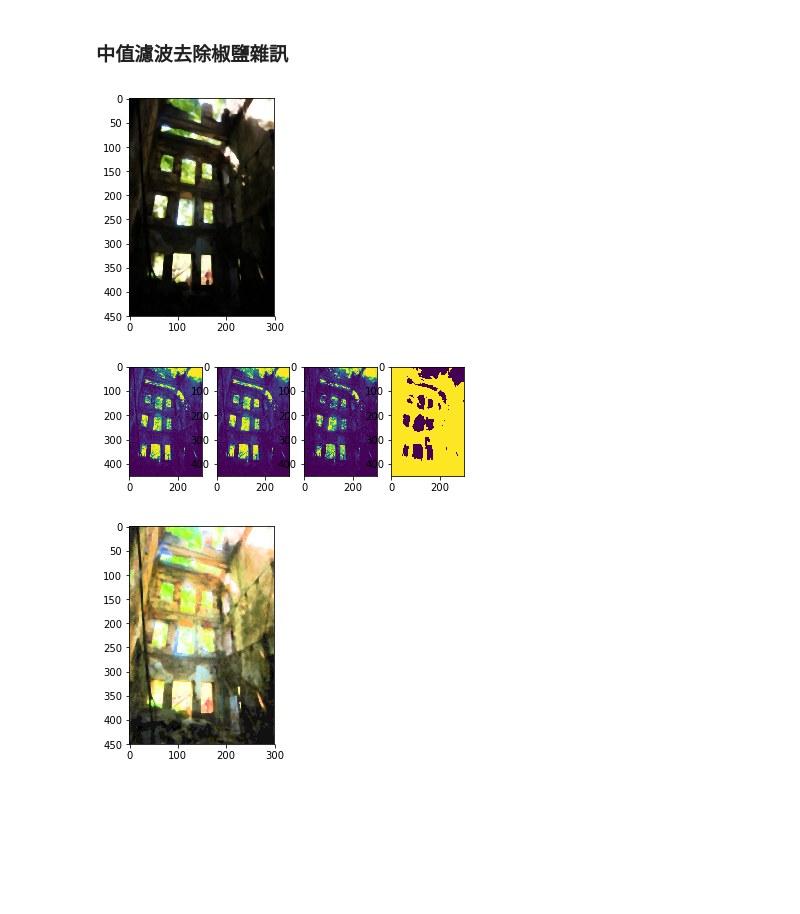
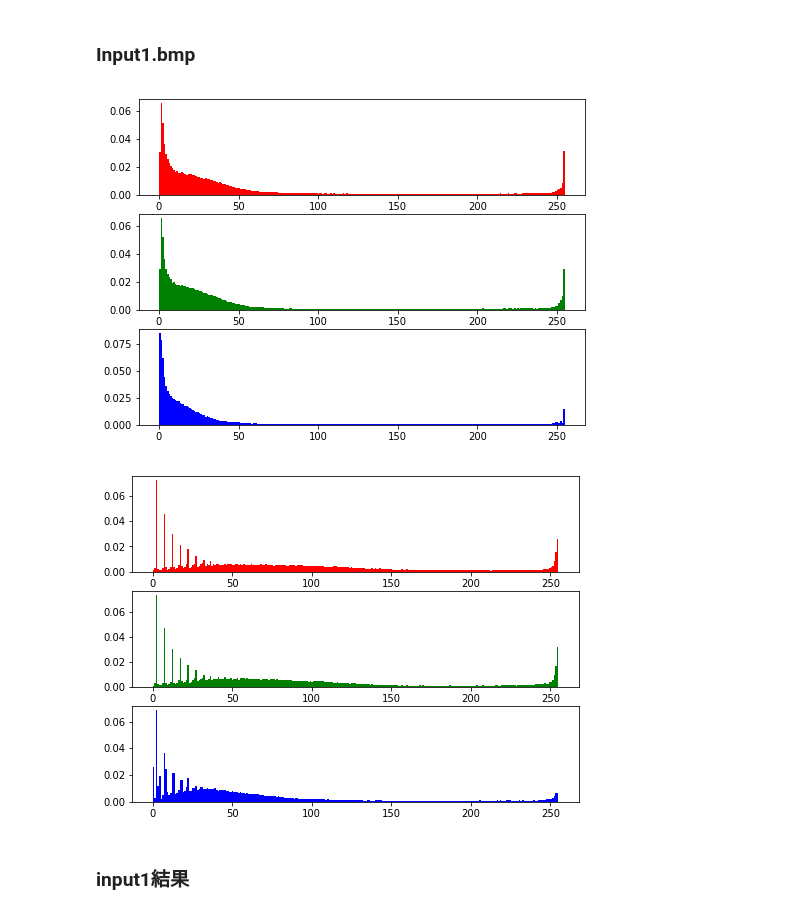
Before and after one commit to NCTUyoung/DIP_HW3, a Jupyter notebook: DIP_hw3.ipynb, the cells around one changed output. Cells and saved outputs as stored; diff of their text form; code cells hidden in the pictures; blank space fills up the shorter version.

```diff
--- a/DIP_hw3.ipynb
+++ b/DIP_hw3.ipynb
@@ -20,29 +36,41 @@ from skimage.filters.rank import median
-# %% [markdown]
-### 中值濾波去除椒鹽雜訊
+# %% [markdown]
+### Input1.bmp<a name="input1" />
 # %%
 med = im.copy()
-med[:,:,0] = median(im[:,:,0], disk(3))
-med[:,:,1] = median(im[:,:,1], disk(3))
-med[:,:,2] = median(im[:,:,2], disk(3))
-plt.imshow(med)
-plt.show()
-
-mask = med[:,:,2].copy()
-mask = mask<40
-f,ax = plt.subplots(1,4)
-for i in range(3):
-    ax[i].imshow(im[:,:,i])
-ax[3].imshow(mask)
-f.show()
+med[:,:,0] = median(im[:,:,0], disk(1))
+med[:,:,1] = median(im[:,:,1], disk(1))
+med[:,:,2] = median(im[:,:,2], disk(1))
-# %% [output]
-[figure, removed]
-[figure, removed]
-# %%
-im_hsv = color.rgb2hsv(med)
-med_eq = im_hsv.copy()
-med_eq[:,:,2] = exposure.equalize_hist(im_hsv[:,:,2],mask=mask)
-med_eq_rgb = (color.hsv2rgb(med_eq)*255).astype(np.uint8)
-plt.imshow(med_eq_rgb)
-plt.show()
-# %% [output]
-[figure, removed]
+# %%
+f,ax = plt.subplots(3,1)
+ax[0].hist(im[:,:,0].flatten(),bins=256,color='R',normed=True)
+ax[1].hist(im[:,:,1].flatten(),bins=256,color='G',normed=True)
+ax[2].hist(im[:,:,2].flatten(),bins=256,color='B',normed=True)
+f.show()
+
+#直方圖平衡後，做兩次log轉換提升暗處亮度
+im_hsv = color.rgb2hsv(med)
+med_eq = im_hsv.copy()
+
+med_eq[:,:,2] = exposure.equalize_adapthist(im_hsv[:,:,2],51)
+
+med_eq[:,:,2] = np.log2(1.0+med_eq[:,:,2])
+med_eq[:,:,2] = np.log2(1.0+med_eq[:,:,2])
+
+
+
+
+med_eq_rgb = (color.hsv2rgb(med_eq)*255).astype(np.uint8)
+output = PIL.Image.fromarray(med_eq_rgb)
+output.save('output1.bmp')
+
+
+f,ax = plt.subplots(3,1)
+ax[0].hist(med_eq_rgb[:,:,0].flatten(),bins=256,color='R',normed=True)
+ax[1].hist(med_eq_rgb[:,:,1].flatten(),bins=256,color='G',normed=True)
+ax[2].hist(med_eq_rgb[:,:,2].flatten(),bins=256,color='B',normed=True)
+f.show()
+# %% [output]
+[figure, added]
+[figure, added]
+# %% [markdown]
+### input1結果<a name="input1-result" />
```
Also changed, not shown: parts of 24 cells of this notebook.
